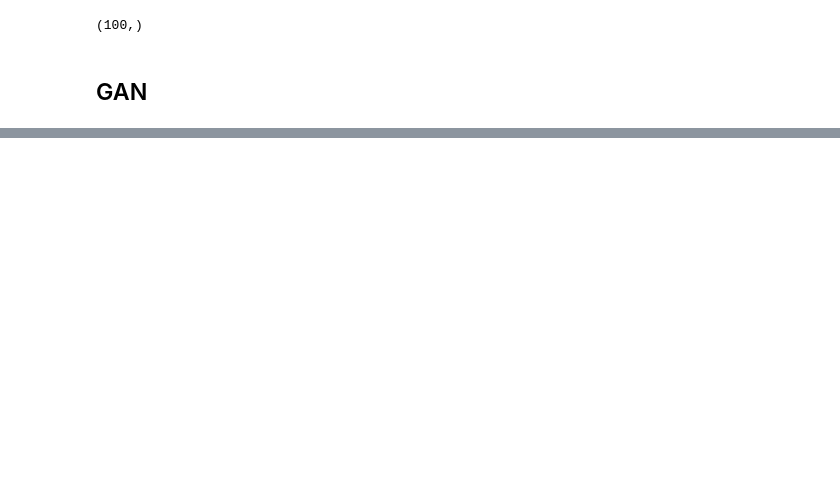
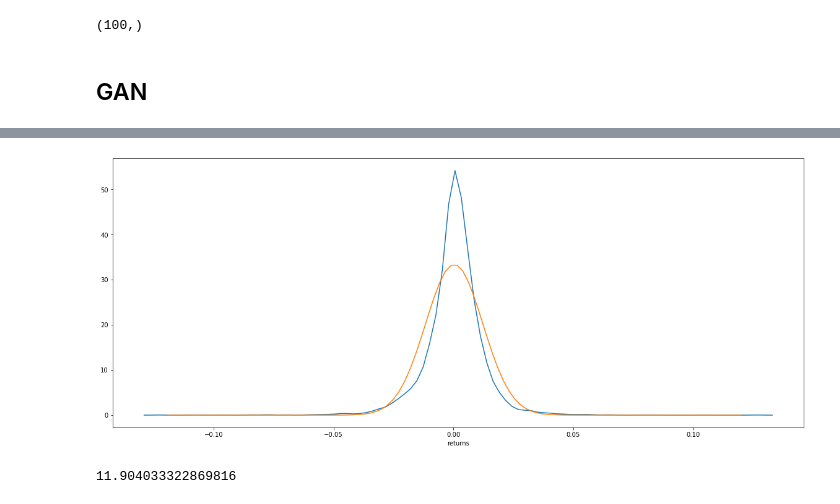
Before and after one commit to nab-126/gan_returns_simulation, a Jupyter notebook: main.ipynb, the cells around one changed output, grey strips where cells are left out. Saved outputs shown, nothing was run; the diff lists cells and outputs as text; code cells hidden in the pictures; blank space fills up the shorter version.

```diff
--- a/main.ipynb
+++ b/main.ipynb
@@ -567,0 +650,14 @@ plt.plot(np.arange(0,100), sample)
+# %%
+plt.figure (figsize=(20,8))
+sns.distplot(data['returns'], hist=False);
+mu = np.mean(data['returns'])
+sigma = np.std(data['returns'])
+x = np.linspace(mu - 10*sigma, mu + 10*sigma, 100)
+plt.plot(x, stats.norm.pdf(x, mu, sigma))
+plt.show()
+# %% [output]
+[figure, added]
+# %%
+kurtosis(data['returns'])
+# %% [output]
+11.904033322869816
```
Also changed, not shown: parts of 31 cells of this notebook.
